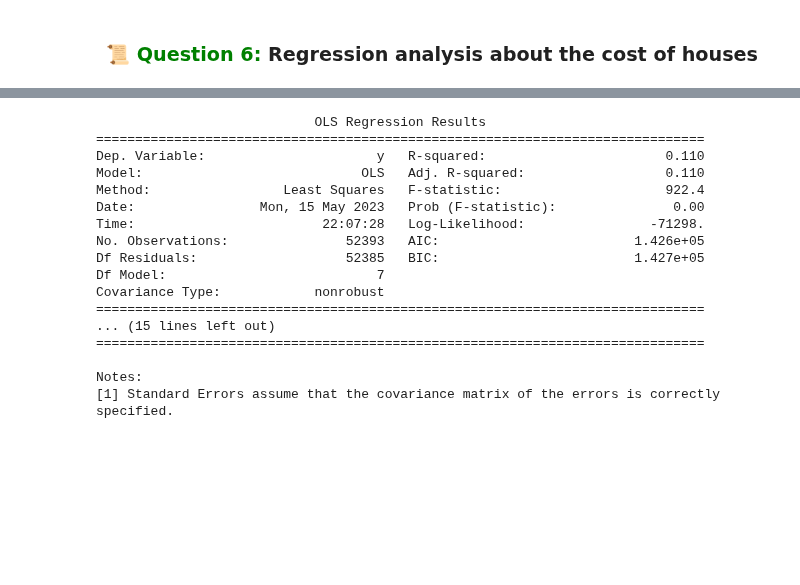
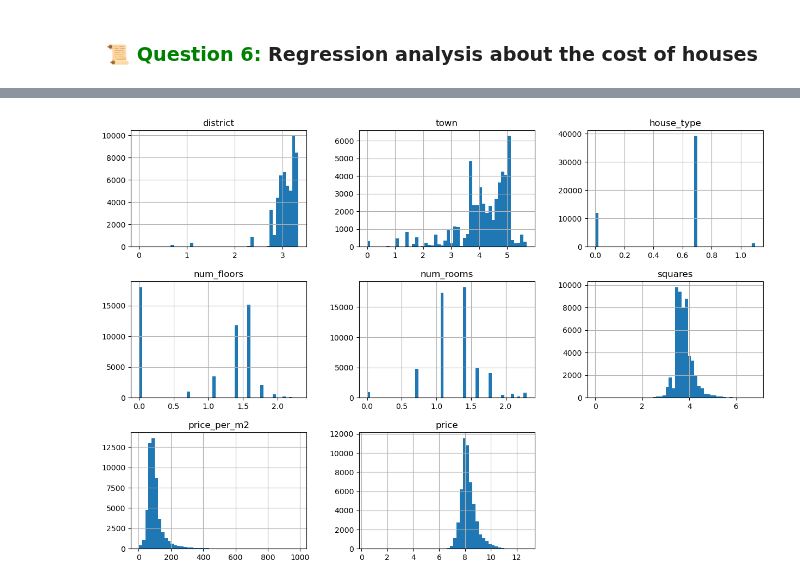
Before and after one commit to TienDat57/Project-DV, a Jupyter notebook: notebook/Question6.ipynb, the cells around one changed output, grey strips where cells are left out. Saved outputs shown, nothing was run; the diff lists cells and outputs as text; code cells hidden in the pictures; blank space fills up the shorter version.

```diff
--- a/notebook/Question6.ipynb
+++ b/notebook/Question6.ipynb
@@ -71,31 +19,28 @@ array([ True, False, False, False, False, False, False])
-# %%
-# using OLS to regress
-import statsmodels.api as sm
-X = df_paper_scaled[:, 1:]
-y = df_paper_scaled[:, 0]
-
-X = sm.add_constant(X)
-
-model = sm.OLS(y, X).fit()
-predictions = model.predict(X)
-
-print_model = model.summary()
-print(print_model)
-# %% [output]
-                            OLS Regression Results
-==============================================================================
-Dep. Variable:                      y   R-squared:                       0.110
-Model:                            OLS   Adj. R-squared:                  0.110
-Method:                 Least Squares   F-statistic:                     922.4
-Date:                Mon, 15 May 2023   Prob (F-statistic):               0.00
-Time:                        22:07:28   Log-Likelihood:                -71298.
-No. Observations:               52393   AIC:                         1.426e+05
-Df Residuals:                   52385   BIC:                         1.427e+05
-Df Model:                           7
-Covariance Type:            nonrobust
-==============================================================================
-... (15 lines left out)
-==============================================================================
-
-Notes:
-[1] Standard Errors assume that the covariance matrix of the errors is correctly specified.
+# %%
+import seaborn as sns
+from sklearn.preprocessing import StandardScaler
+from sklearn.pipeline import make_pipeline
+from sklearn.metrics import r2_score
+from sklearn.model_selection import train_test_split
+from sklearn.preprocessing import PolynomialFeatures, StandardScaler
+from sklearn.preprocessing import OrdinalEncoder
+
+# Encode categorical variables
+oe = OrdinalEncoder()
+df[['district', 'house_type', 'town']] = oe.fit_transform(df[['district', 'house_type', 'town']]).astype(int)
+# %%
+# log transformation
+df_log = df.copy()
+
+df_log[['district', 'house_type', 'town', 'price', 'num_floors', 'num_rooms', 'squares']] = np.log(df[['district', 'house_type', 'town','price','num_floors','num_rooms', 'squares']])
+
+# replace inf with 0
+df_log = df_log.replace([np.inf, -np.inf], 0)
+
+df_paper_log = df_log[df_log['paper_type'] == 'Đã có sổ'].drop(['paper_type'], axis=1)
+df_no_paper_log = df_log[df_log['paper_type'] == 'Chưa có sổ'].drop(['paper_type'], axis=1)
+
+df_paper_log.hist(bins=50, figsize=(15,10))
+plt.show()
+# %% [output]
+[figure, added]
```
Also changed, not shown: parts of 4 cells of this notebook, 1 other file.
